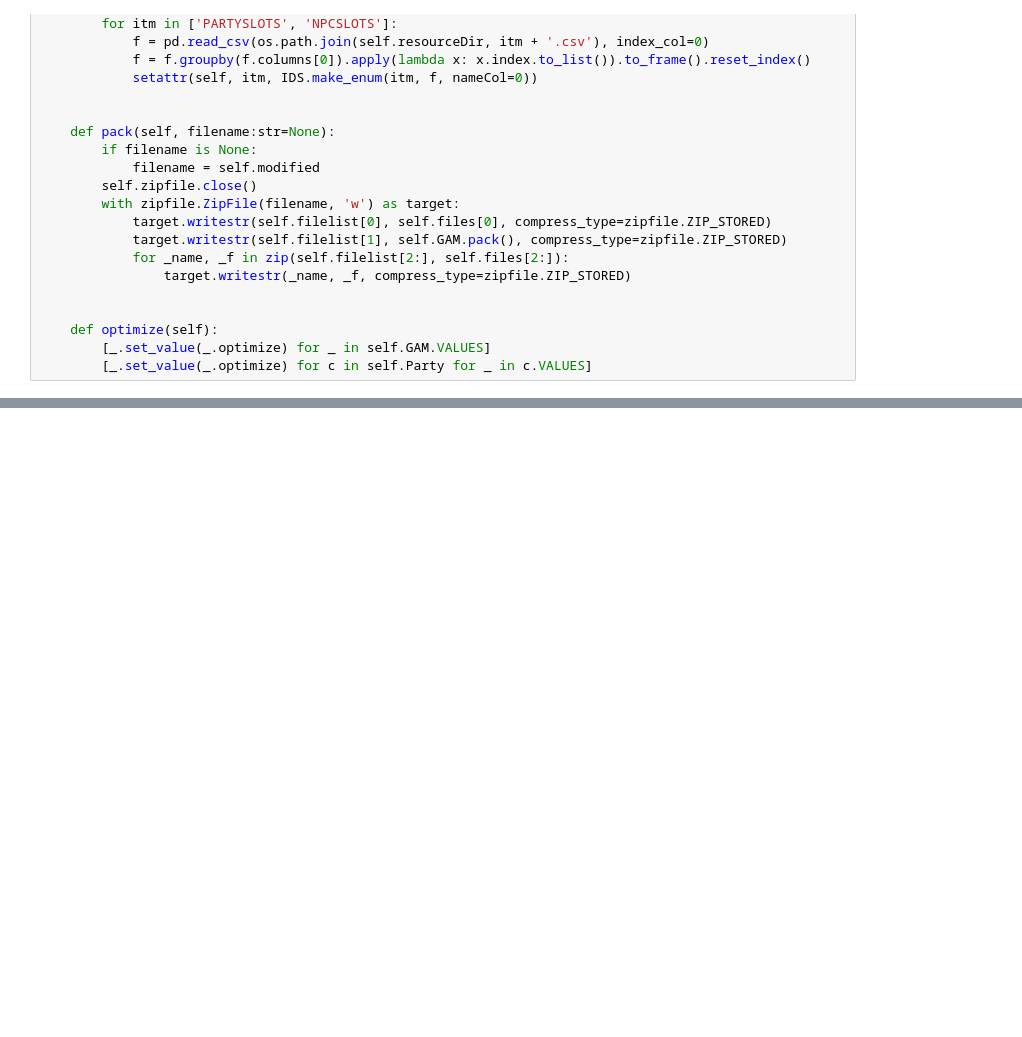
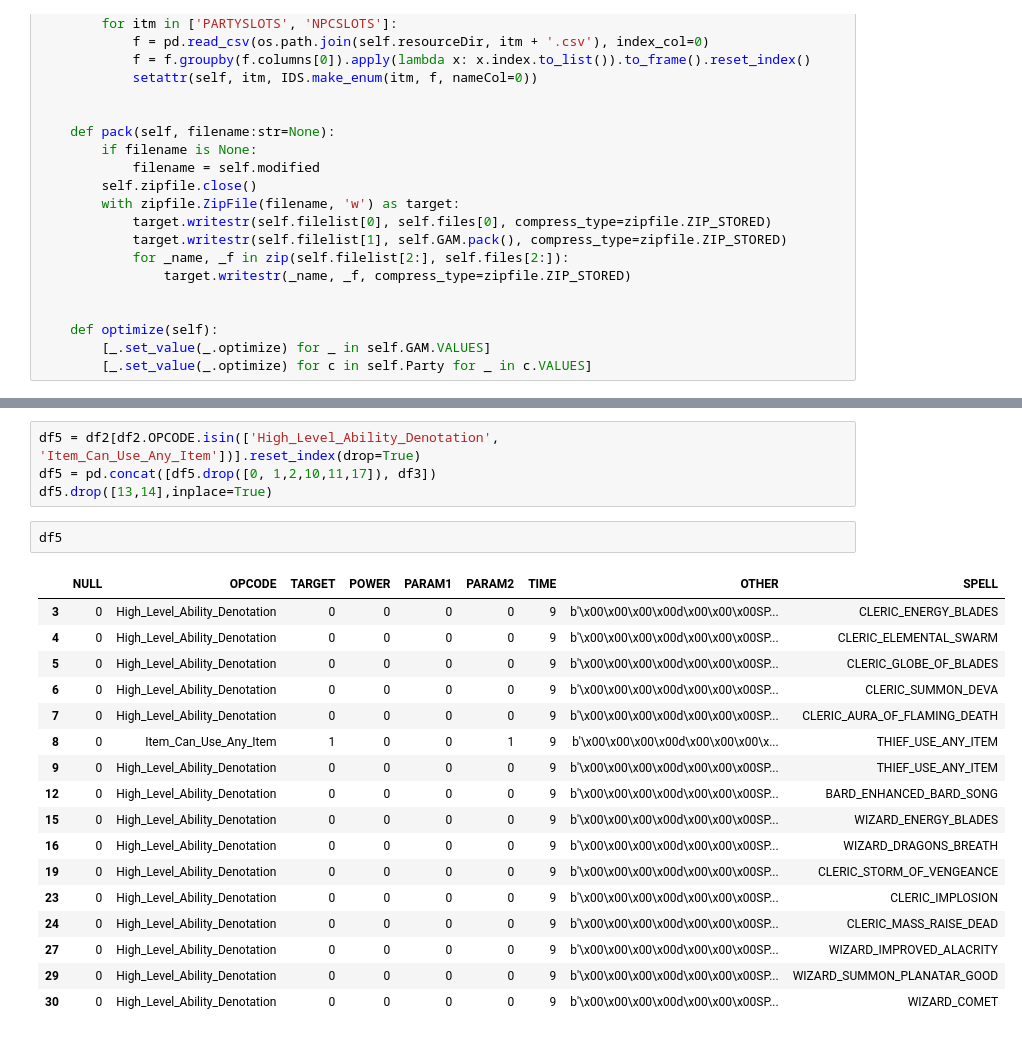
Before and after one commit to yzhcareer/BaldurGate-Save, a Jupyter notebook: New/src/parserbase.ipynb, the cells around one changed output, grey strips where cells are left out. Saved outputs shown, nothing was run; the diff lists cells and outputs as text; blank space fills up the shorter version.

```diff
--- a/New/src/parserbase.ipynb
+++ b/New/src/parserbase.ipynb
@@ -804,0 +829,24 @@ b'\x00\x00\x08\x00\x00\x00'
+# %%
+df5 = df2[df2.OPCODE.isin(['High_Level_Ability_Denotation', 'Item_Can_Use_Any_Item'])].reset_index(drop=True)
+df5 = pd.concat([df5.drop([0, 1,2,10,11,17]), df3])
+df5.drop([13,14],inplace=True)
+# %%
+df5
+# %% [output]
+|  | NULL | OPCODE | TARGET | POWER | PARAM1 | PARAM2 | TIME | OTHER | SPELL |
+| 3 | 0 | High_Level_Ability_Denotation | 0 | 0 | 0 | 0 | 9 | b'\x00\x00\x00\x00d\x00\x00\x00SP... | CLERIC_ENERGY_BLADES |
+| 4 | 0 | High_Level_Ability_Denotation | 0 | 0 | 0 | 0 | 9 | b'\x00\x00\x00\x00d\x00\x00\x00SP... | CLERIC_ELEMENTAL_SWARM |
+| 5 | 0 | High_Level_Ability_Denotation | 0 | 0 | 0 | 0 | 9 | b'\x00\x00\x00\x00d\x00\x00\x00SP... | CLERIC_GLOBE_OF_BLADES |
+| 6 | 0 | High_Level_Ability_Denotation | 0 | 0 | 0 | 0 | 9 | b'\x00\x00\x00\x00d\x00\x00\x00SP... | CLERIC_SUMMON_DEVA |
+| 7 | 0 | High_Level_Ability_Denotation | 0 | 0 | 0 | 0 | 9 | b'\x00\x00\x00\x00d\x00\x00\x00SP... | CLERIC_AURA_OF_FLAMING_DEATH |
+| 8 | 0 | Item_Can_Use_Any_Item | 1 | 0 | 0 | 1 | 9 | b'\x00\x00\x00\x00d\x00\x00\x00\x... | THIEF_USE_ANY_ITEM |
+| 9 | 0 | High_Level_Ability_Denotation | 0 | 0 | 0 | 0 | 9 | b'\x00\x00\x00\x00d\x00\x00\x00SP... | THIEF_USE_ANY_ITEM |
+| 12 | 0 | High_Level_Ability_Denotation | 0 | 0 | 0 | 0 | 9 | b'\x00\x00\x00\x00d\x00\x00\x00SP... | BARD_ENHANCED_BARD_SONG |
+| 15 | 0 | High_Level_Ability_Denotation | 0 | 0 | 0 | 0 | 9 | b'\x00\x00\x00\x00d\x00\x00\x00SP... | WIZARD_ENERGY_BLADES |
+| 16 | 0 | High_Level_Ability_Denotation | 0 | 0 | 0 | 0 | 9 | b'\x00\x00\x00\x00d\x00\x00\x00SP... | WIZARD_DRAGONS_BREATH |
+| 19 | 0 | High_Level_Ability_Denotation | 0 | 0 | 0 | 0 | 9 | b'\x00\x00\x00\x00d\x00\x00\x00SP... | CLERIC_STORM_OF_VENGEANCE |
+| 23 | 0 | High_Level_Ability_Denotation | 0 | 0 | 0 | 0 | 9 | b'\x00\x00\x00\x00d\x00\x00\x00SP... | CLERIC_IMPLOSION |
+| 24 | 0 | High_Level_Ability_Denotation | 0 | 0 | 0 | 0 | 9 | b'\x00\x00\x00\x00d\x00\x00\x00SP... | CLERIC_MASS_RAISE_DEAD |
+| 27 | 0 | High_Level_Ability_Denotation | 0 | 0 | 0 | 0 | 9 | b'\x00\x00\x00\x00d\x00\x00\x00SP... | WIZARD_IMPROVED_ALACRITY |
+| 29 | 0 | High_Level_Ability_Denotation | 0 | 0 | 0 | 0 | 9 | b'\x00\x00\x00\x00d\x00\x00\x00SP... | WIZARD_SUMMON_PLANATAR_GOOD |
+| 30 | 0 | High_Level_Ability_Denotation | 0 | 0 | 0 | 0 | 9 | b'\x00\x00\x00\x00d\x00\x00\x00SP... | WIZARD_COMET |
```
Also changed, not shown: parts of 20 cells of this notebook, 12 other files.
